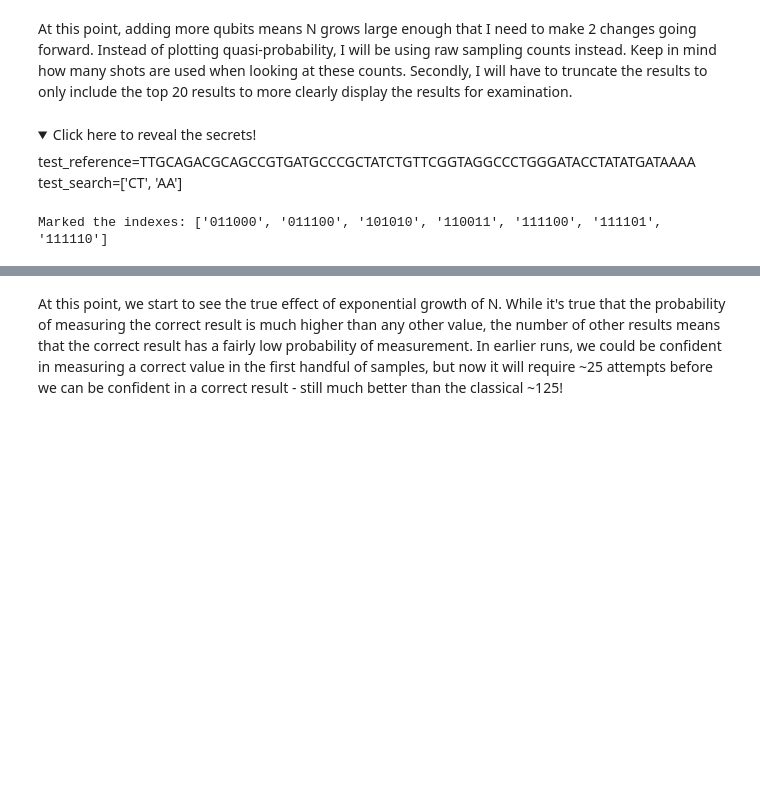
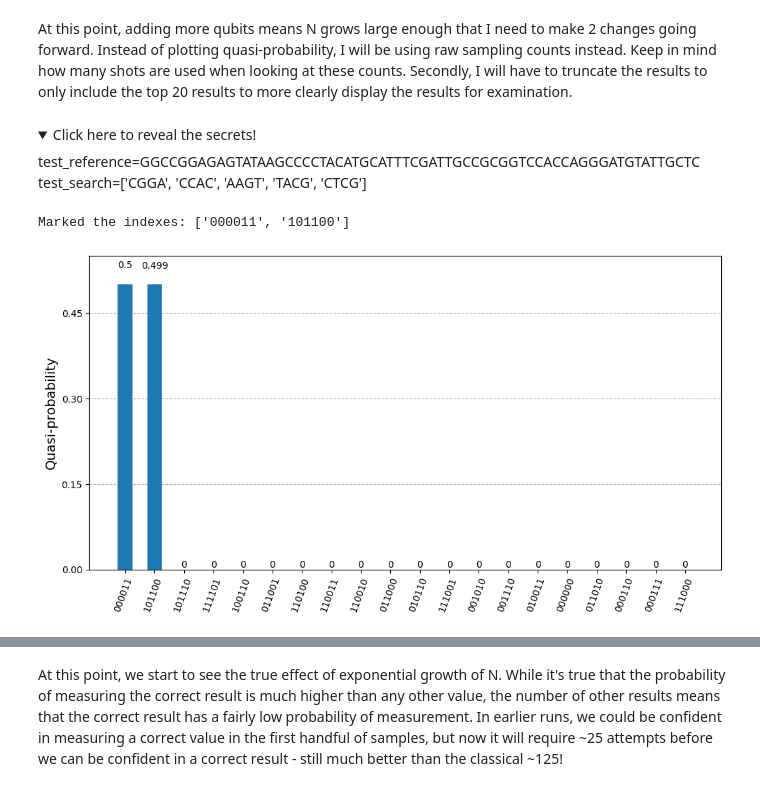
Before and after one commit to AThomsonSMC/uri-qc, a Jupyter notebook: genomic_grover/genomic_grover.ipynb, the cells around one changed output, grey strips where cells are left out. Cells and saved outputs as stored; diff of their text form; code cells hidden in the pictures; folded sections open; blank space fills up the shorter version.

```diff
--- a/genomic_grover/genomic_grover.ipynb
+++ b/genomic_grover/genomic_grover.ipynb
@@ -430,8 +430,8 @@ At this point, adding more qubits means N grows large enough that I need to make
 # Try a 6-qubit test using random elements
 test64_ref = REFERENCE_GENOMES['test64']
 # set your input string length, and how many to look for
-# Default is 2 random 2-chr string
-test64_search_length, test64_num_search = 2, 2
+# Default is 5 random 4-chr string
+test64_search_length, test64_num_search = 4, 5
 test64_search = [
     generate_random_sequence(test64_search_length)
     for _ in range(test64_num_search)
@@ -449,14 +449,15 @@ reveal_64secret = f'''
 HTML(reveal_64secret)
 # %% [output]
 Click here to reveal the secrets!
-test_reference=TTGCAGACGCAGCCGTGATGCCCGCTATCTGTTCGGTAGGCCCTGGGATACCTATATGATAAAA
-test_search=['CT', 'AA']
+test_reference=GGCCGGAGAGTATAAGCCCCTACATGCATTTCGATTGCCGCGGTCCACCAGGGATGTATTGCTC
+test_search=['CGGA', 'CCAC', 'AAGT', 'TACG', 'CTCG']
 # %%
 test_64_qc = build_genomic_grover_circuit(test64_search, test64_ref)
 test_64_sim = run_local(test_64_qc, sim_sampler, shots=100000)
-plot_histogram(test_64_sim, sort='value_desc', number_to_keep=20, figsize=(12, 6))
+plot_distribution(test_64_sim, sort='value_desc', number_to_keep=20, figsize=(12, 6))
 # %% [output]
-Marked the indexes: ['011000', '011100', '101010', '110011', '111100', '111101', '111110']
+Marked the indexes: ['000011', '101100']
+[figure, added]
 # %%
 # What about 8-qubits?
 test256_ref = REFERENCE_GENOMES['test256']
```
Also changed, not shown: parts of 15 cells of this notebook.
